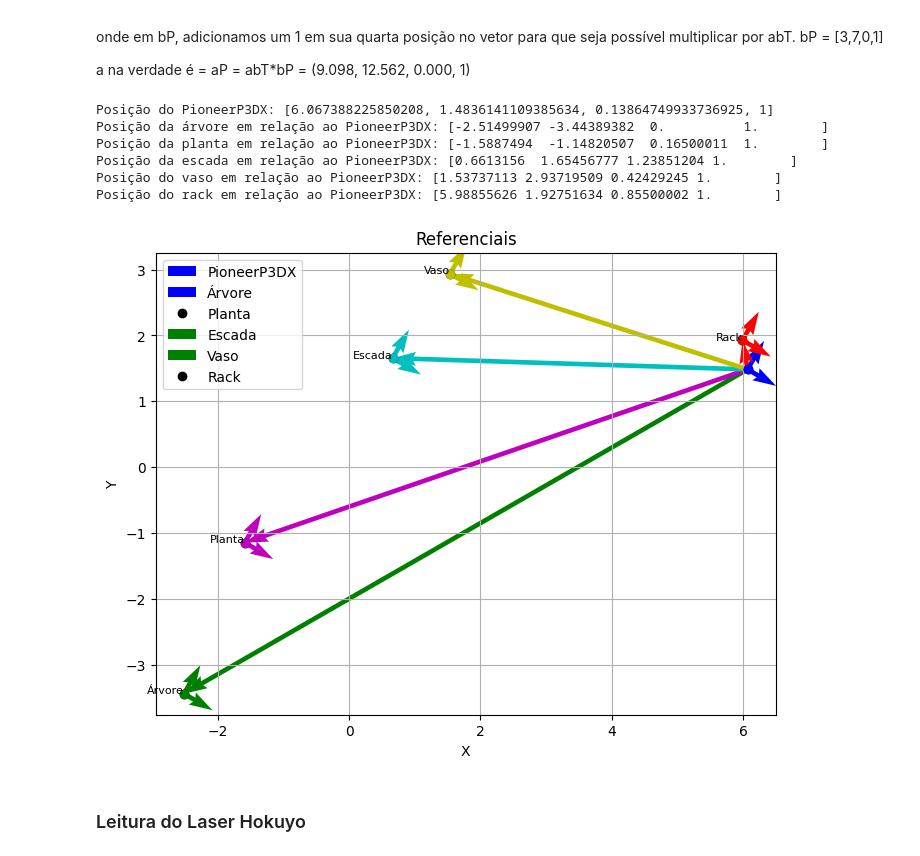
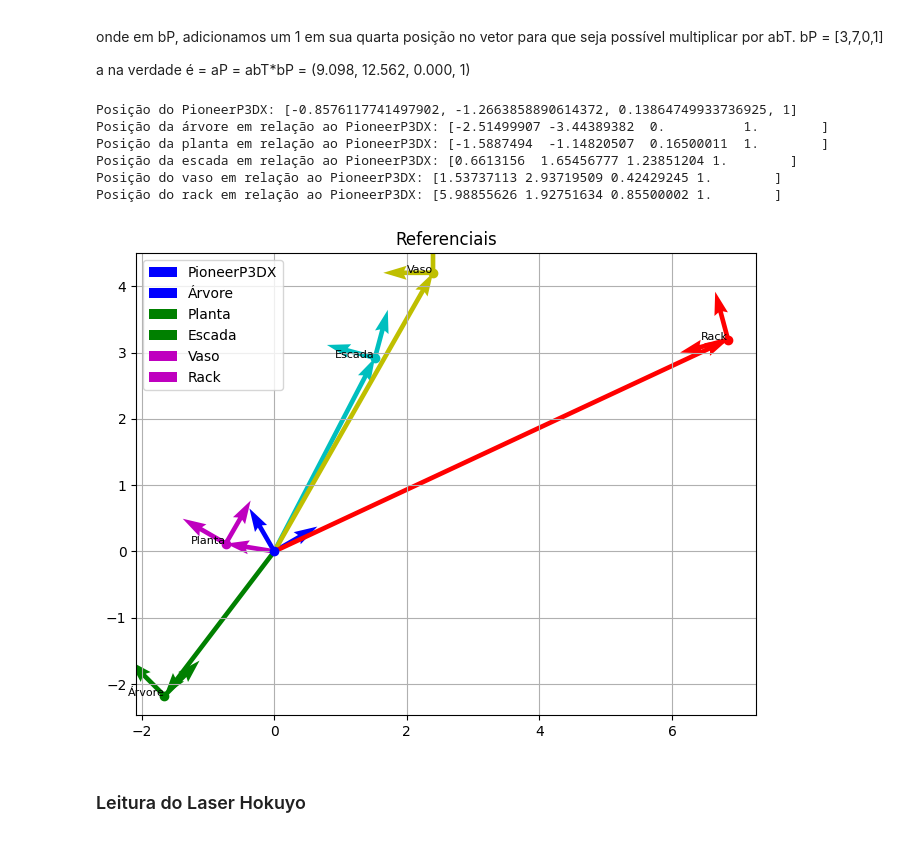
Before and after one commit to FelippeVelosoMarinho/RoboticaMovel_UFMG, a Jupyter notebook: TP1/TP1_Ferramentas&Transformações.ipynb, the cells around one changed output. Drawn from its saved outputs; the diff is of its cells as text; code cells hidden in the pictures.

```diff
--- a/TP1/TP1_Ferramentas&Transformações.ipynb
+++ b/TP1/TP1_Ferramentas&Transformações.ipynb
@@ -74,6 +88,7 @@ def get_object_position(sim, object_name):
 # vase_position = [2.8000000000000003, 1.7750000000000001, 0.4242924451828003]
 # rack_position = [6.150000022053695, -1.3250000154972923, 0.8550000190734863]
 
+# sendo pa_borg, o ponto de origem do objeto, cada objeto seria como se fosse ele?
 wcf_position = get_object_position(sim, '/ReferenceFrameWorld')
 robot_position = get_object_position(sim, '/PioneerP3DX') # PRECISA SER ALTERADO PARA O NOME DO ROBÔ NO CENÁRIO
 tree_position = get_object_position(sim, '/tree')
@@ -86,6 +101,27 @@ robot_position = robot_position + [1] # Adicionando mais uma dimensão para a co
 print("Posição do PioneerP3DX: " + str(robot_position))
 theta = np.deg2rad(30)
 Rab = Rz(theta)
+RabTree = Rz(np.deg2rad(45))
+RabPlant = Rz(np.deg2rad(60))
+RabStairs = Rz(np.deg2rad(75))
+RabVase = Rz(np.deg2rad(90))
+RabRack = Rz(np.deg2rad(105))
+
+# Matriz de transformação homogênea
+# Tab = np.array([
+#     [np.cos(theta), -np.sin(theta), 0, robot_position[0]],
+#     [np.sin(theta), np.cos(theta), 0, robot_position[1]],
+#     [0, 0, 1, robot_position[2]],
+#     [0, 0, 0, 1]
+# ])
+
+# Definindo a matriz de transformação homogênea para cada objeto
+# Tab1 = np.array([
+#     [np.cos(theta), -np.sin(theta), 0, tree_position[0]],
+#     [np.sin(theta), np.cos(theta), 0, tree_position[1]],
+#     [0, 0, 1, tree_position[2]],
+#     [0, 0, 0, 1]
+# ])
 
 # Concatena o vetor origem ao final (coluna)
 Tab1 = np.hstack((Rab, np.zeros((3, 1))))
@@ -94,7 +130,7 @@ Tab3 = np.hstack((Rab, np.zeros((3, 1))))
 Tab4 = np.hstack((Rab, np.zeros((3, 1))))
 Tab5 = np.hstack((Rab, np.zeros((3, 1))))
 
-# Adiciona a linha [0, 0, 0, 1] ao final
+# Concatena o vetor auxiliar embaixo (linha) | adiciona [0, 0, 0, 1] ao final
 Tab1 = np.vstack((Tab1, np.array([0, 0, 0, 1])))
 Tab2 = np.vstack((Tab2, np.array([0, 0, 0, 1])))
 Tab3 = np.vstack((Tab3, np.array([0, 0, 0, 1])))
@@ -114,14 +150,32 @@ print("Posição da escada em relação ao PioneerP3DX: " + str(stairs_to_robot)
 print("Posição do vaso em relação ao PioneerP3DX: " + str(vase_to_robot))
 print("Posição do rack em relação ao PioneerP3DX: " + str(rack_to_robot))
 
-# Plotando os referencias
+# Move the objects relative to the robot
+tree_to_robot -= robot_position
+plant_to_robot -= robot_position
+stairs_to_robot -= robot_position
+vase_to_robot -= robot_position
+rack_to_robot -= robot_position
+
+# Move the robot to the origin
+robot_position = [0, 0, 0, 1]
+
+# Plotando os referenciais
 plt.figure(figsize=(8, 6))
 plot_frame(robot_position[:2], Rab, ['b', 'b'])
-plot_frame(tree_to_robot[:2], Rab, ['g', 'g'])
-plot_frame(plant_to_robot[:2], Rab, ['m', 'm'])
-plot_frame(stairs_to_robot[:2], Rab, ['c', 'c'])
-plot_frame(vase_to_robot[:2], Rab, ['y', 'y'])
-plot_frame(rack_to_robot[:2], Rab, ['r', 'r'])
+plot_frame(tree_to_robot[:2], RabTree, ['g', 'g'])
+plot_frame(plant_to_robot[:2], RabPlant, ['m', 'm'])
+plot_frame(stairs_to_robot[:2], RabStairs, ['c', 'c'])
+plot_frame(vase_to_robot[:2], RabVase, ['y', 'y'])
+plot_frame(rack_to_robot[:2], RabRack, ['r', 'r'])
+
+# Plotando os frames para cada ponto
+# plot_frame2(robot_position[:2], Rab, ['b', 'b', 'b'])
+# plot_frame2(tree_to_robot[:2], RabTree, ['g', 'g', 'g'])
+# plot_frame2(plant_to_robot[:2], RabPlant, ['m', 'm', 'm'])
+# plot_frame2(stairs_to_robot[:2], RabStairs, ['c', 'c', 'c'])
+# plot_frame2(vase_to_robot[:2], RabVase, ['y', 'y', 'y'])
+# plot_frame2(rack_to_robot[:2], RabRack, ['r', 'r', 'r'])
 
 # Vetor de posição do objeto em relação ao PioneerP3DX
 plt.quiver(*robot_position[:2], *(tree_to_robot[:2] - robot_position[:2]), color='g', angles='xy', scale_units='xy', scale=1)
@@ -131,36 +185,34 @@ plt.quiver(*robot_position[:2], *(vase_to_robot[:2] - robot_position[:2]), color
 plt.quiver(*robot_position[:2], *(rack_to_robot[:2] - robot_position[:2]), color='r', angles='xy', scale_units='xy', scale=1)
 
 
 # Plotagem dos pontos
 plt.plot(robot_position[0], robot_position[1], 'bo')
 plt.plot(tree_to_robot[0], tree_to_robot[1], 'go')
 plt.plot(plant_to_robot[0], plant_to_robot[1], 'mo')
 plt.plot(stairs_to_robot[0], stairs_to_robot[1], 'co')
 plt.plot(vase_to_robot[0], vase_to_robot[1], 'yo')
 plt.plot(rack_to_robot[0], rack_to_robot[1], 'ro')
 
 plt.legend(['PioneerP3DX', 'Árvore', 'Planta', 'Escada', 'Vaso', 'Rack'])
 
 # Adiciona legendas para os pontos
 plt.text(tree_to_robot[0], tree_to_robot[1], 'Árvore', fontsize=8, ha='right')
 plt.text(plant_to_robot[0], plant_to_robot[1], 'Planta', fontsize=8, ha='right')
 plt.text(stairs_to_robot[0], stairs_to_robot[1], 'Escada', fontsize=8, ha='right')
 plt.text(vase_to_robot[0], vase_to_robot[1], 'Vaso', fontsize=8, ha='right')
 plt.text(rack_to_robot[0], rack_to_robot[1], 'Rack', fontsize=8, ha='right')
 
-plt.xlabel('X')
-plt.ylabel('Y')
 plt.title('Referenciais')
 plt.grid(True)
 plt.axis('equal')
 plt.show()
 # %% [output]
-Posição do PioneerP3DX: [6.067388225850208, 1.4836141109385634, 0.13864749933736925, 1]
+Posição do PioneerP3DX: [-0.8576117741497902, -1.2663858890614372, 0.13864749933736925, 1]
 Posição da árvore em relação ao PioneerP3DX: [-2.51499907 -3.44389382  0.          1.        ]
 Posição da planta em relação ao PioneerP3DX: [-1.5887494  -1.14820507  0.16500011  1.        ]
 Posição da escada em relação ao PioneerP3DX: [0.6613156  1.65456777 1.23851204 1.        ]
 Posição do vaso em relação ao PioneerP3DX: [1.53737113 2.93719509 0.42429245 1.        ]
 Posição do rack em relação ao PioneerP3DX: [5.98855626 1.92751634 0.85500002 1.        ]
-[figure, old version]
+[figure, new version]
 # %% [markdown]
 ### Leitura do Laser Hokuyo
```
Also changed, not shown: parts of 5 cells of this notebook.
